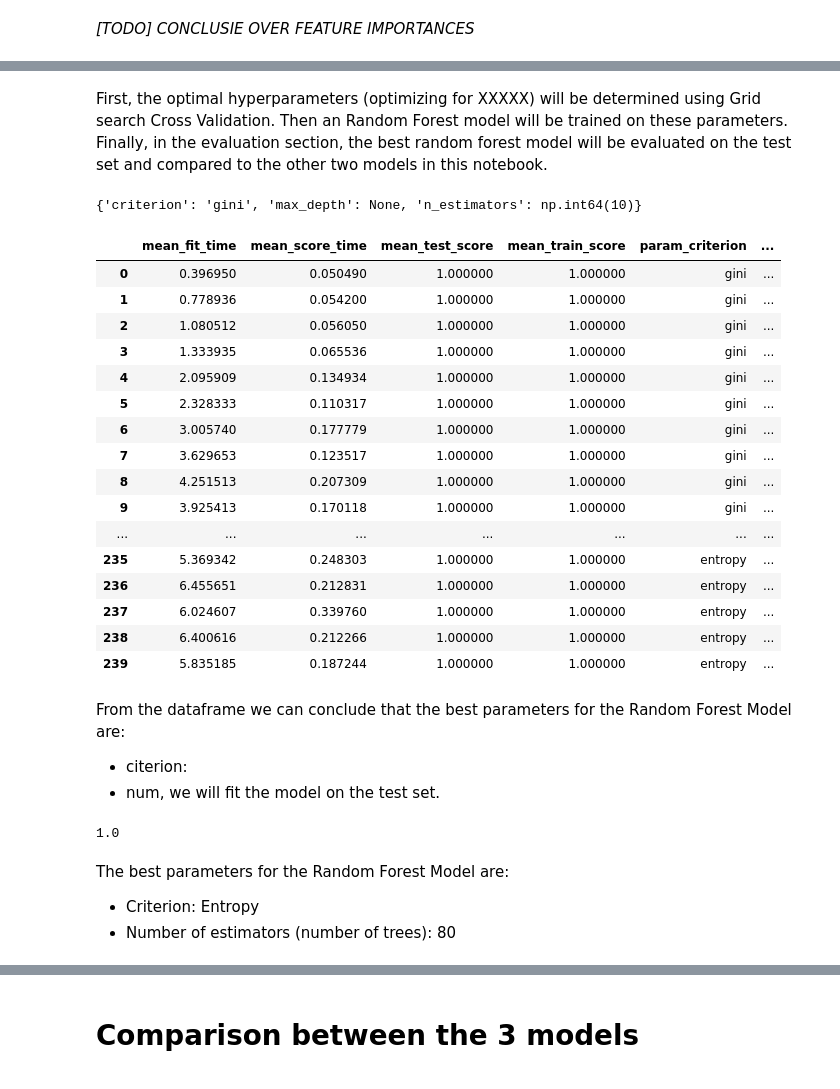
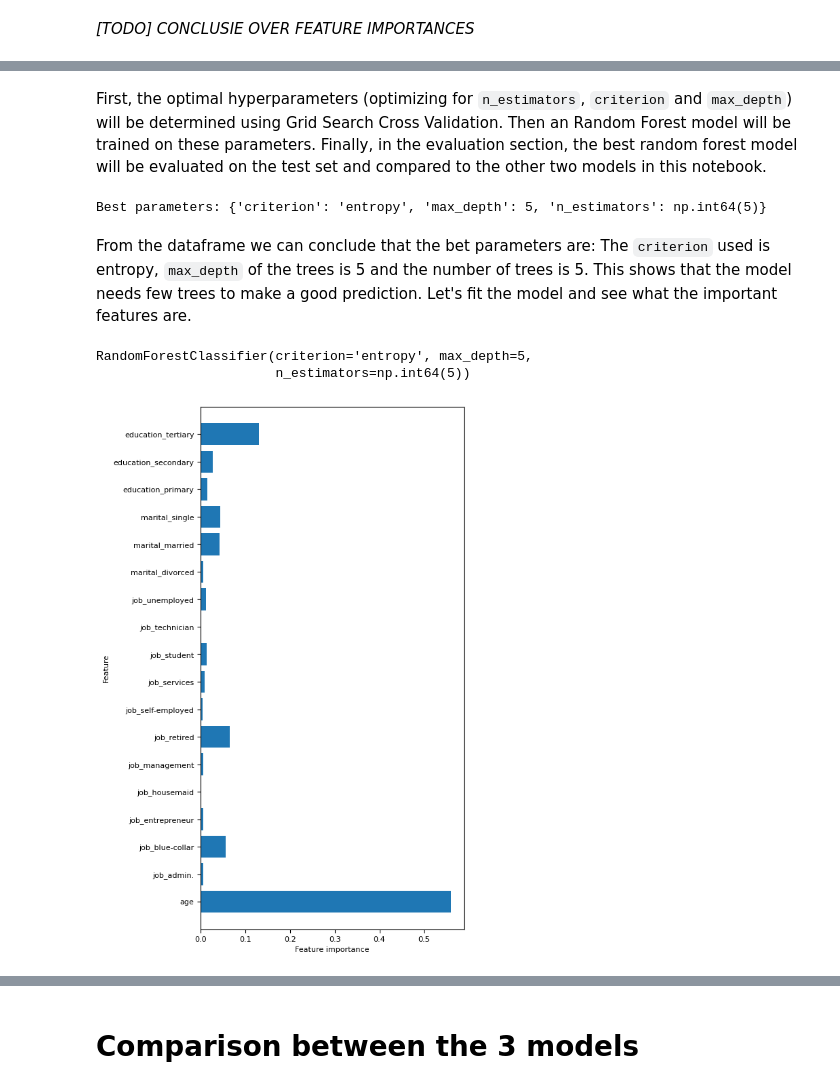
Before and after one commit to DSBE-Semester-A/DataMining, a Jupyter notebook: Assignment2/Assignment_2.ipynb, the cells around one changed output, grey strips where cells are left out. Drawn from its saved outputs; the diff is of its cells as text; code cells hidden in the pictures.

```diff
--- a/Assignment2/Assignment_2.ipynb
+++ b/Assignment2/Assignment_2.ipynb
@@ -805,24 +928,22 @@ NameError: name 'xgb_best' is not defined
 # %% [markdown]
-First, the optimal hyperparameters (optimizing for XXXXX) will be determined using Grid search Cross Validation. Then an Random Forest model will be trained on these parameters. Finally, in the evaluation section, the best random forest model will be evaluated on the test set and compared to the other two models in this notebook.
+First, the optimal hyperparameters (optimizing for `n_estimators`, `criterion` and `max_depth`) will be determined using Grid Search Cross Validation. Then an Random Forest model will be trained on these parameters. Finally, in the evaluation section, the best random forest model will be evaluated on the test set and compared to the other two models in this notebook.
 # %%
 # Import necessary libraries for Random Forest
 from sklearn.ensemble import RandomForestClassifier
 from sklearn.model_selection import GridSearchCV
-from sklearn.model_selection import StratifiedKFold
 
 param_rf = {
-    'n_estimators': np.linspace(10, 200, num=20, dtype=int),  # Number of trees in the forest
+    'n_estimators': np.linspace(5, 50, num=5, dtype=int),  # Number of trees in the forest
     'criterion': ['gini', 'entropy'],  # Function to measure the quality of a split
-    'max_depth': [None, 10, 20, 30, 40, 50],  # Maximum depth of the tree
+    'max_depth': [5,10,15,20],  # Maximum depth of the tree
 }
 
 rf = RandomForestClassifier()
-skf = StratifiedKFold(n_splits=5) #  Ensuring class balance at each fold
-grid_search = GridSearchCV(rf, param_rf, scoring = 'roc_auc_ovr_weighted', cv=skf, return_train_score=True, n_jobs = -1).fit(X_train, y_train)
+grid_searches = GridSearchCV(rf, param_rf, scoring = 'accuracy', cv=3, return_train_score=True, n_jobs = -1).fit(X,y)
 
-sorted(grid_search.cv_results_.keys())
+sorted(grid_searches.cv_results_.keys())
 
-cv_results = grid_search.cv_results_
+cv_results = grid_searches.cv_results_
 
 results_df = pd.DataFrame({
     'mean_fit_time': cv_results['mean_fit_time'],
@@ -840,46 +961,38 @@ results_df = pd.DataFrame({
 results_df = results_df.sort_values(by = 'rank_test_score')
 
 results_df['param_n_estimators'] = pd.to_numeric(results_df['param_n_estimators'])
-
-# Print the best parameters
-print(grid_search.best_params_)
-# %% [output]
-{'criterion': 'gini', 'max_depth': None, 'n_estimators': np.int64(10)}
 # %%
-from helper_functions import highlight_best_worst
+# Showing the top 5 best models
+results_df_highlight = results_df.style.apply(highlight_best_worst, subset=['mean_test_score'])
+results_df_highlight.data
 
-results_df_highlight = results_df.style.apply(highlight_best_worst, subset=['mean_test_score'])
-results_df_highlight
+print(f"Best parameters: {grid_searches.best_params_}")
 # %% [output]
-|  | mean_fit_time | mean_score_time | mean_test_score | mean_train_score | param_criterion | ... |
-| 0 | 0.396950 | 0.050490 | 1.000000 | 1.000000 | gini | ... |
-| 1 | 0.778936 | 0.054200 | 1.000000 | 1.000000 | gini | ... |
-| 2 | 1.080512 | 0.056050 | 1.000000 | 1.000000 | gini | ... |
-| 3 | 1.333935 | 0.065536 | 1.000000 | 1.000000 | gini | ... |
-| 4 | 2.095909 | 0.134934 | 1.000000 | 1.000000 | gini | ... |
-| 5 | 2.328333 | 0.110317 | 1.000000 | 1.000000 | gini | ... |
-| 6 | 3.005740 | 0.177779 | 1.000000 | 1.000000 | gini | ... |
-| 7 | 3.629653 | 0.123517 | 1.000000 | 1.000000 | gini | ... |
-| 8 | 4.251513 | 0.207309 | 1.000000 | 1.000000 | gini | ... |
-| 9 | 3.925413 | 0.170118 | 1.000000 | 1.000000 | gini | ... |
-| ... | ... | ... | ... | ... | ... | ... |
-| 235 | 5.369342 | 0.248303 | 1.000000 | 1.000000 | entropy | ... |
-| 236 | 6.455651 | 0.212831 | 1.000000 | 1.000000 | entropy | ... |
-| 237 | 6.024607 | 0.339760 | 1.000000 | 1.000000 | entropy | ... |
-| 238 | 6.400616 | 0.212266 | 1.000000 | 1.000000 | entropy | ... |
-| 239 | 5.835185 | 0.187244 | 1.000000 | 1.000000 | entropy | ... |
+Best parameters: {'criterion': 'entropy', 'max_depth': 5, 'n_estimators': np.int64(5)}
-# %% [markdown]
-From the dataframe we can conclude that the best parameters for the Random Forest Model are:
-- citerion:
-- num, we will fit the model on the test set.
+# %% [markdown]
+From the dataframe we can conclude that the bet parameters are: The `criterion` used is entropy, `max_depth` of the trees is 5 and the number of trees is 5. This shows that the model needs few trees to make a good prediction.
+Let's fit the model and see what the important features are.
 # %%
 # Initialize the Random Forest Classifier with the best parameters
-rf_best = RandomForestClassifier(**grid_search.best_params_)
-rf_best = rf_best.fit(X_test, y_test)
-rf_best.score(X_test, y_test)
+rf_best = RandomForestClassifier(**grid_searches.best_params_)
+
+# Find the best model
+rf_best.fit(X_train, y_train)
 # %% [output]
-1.0
+RandomForestClassifier(criterion='entropy', max_depth=5,
+                       n_estimators=np.int64(5))
-# %% [markdown]
-The best parameters for the Random Forest Model are:
-- Criterion: Entropy
-- Number of estimators (number of trees): 80
+# %%
+def plot_feature_importances(features, model):
+    n_features = len(features)
+    plt.figure(figsize=(5,10))
+    plt.barh(range(n_features), model.feature_importances_, align='center')
+    plt.yticks(range(n_features), features)
+    plt.xlabel("Feature importance")
+    plt.ylabel("Feature")
+    plt.ylim(-1, n_features)
+
+df_plot = df_final.drop(['y'], axis=1)
+plt.rcParams.update({'font.size':8})
+plot_feature_importances(df_plot.columns, rf_best)
+# %% [output]
+[figure, added]
```
Also changed, not shown: parts of 11 cells of this notebook, 1 other file.
